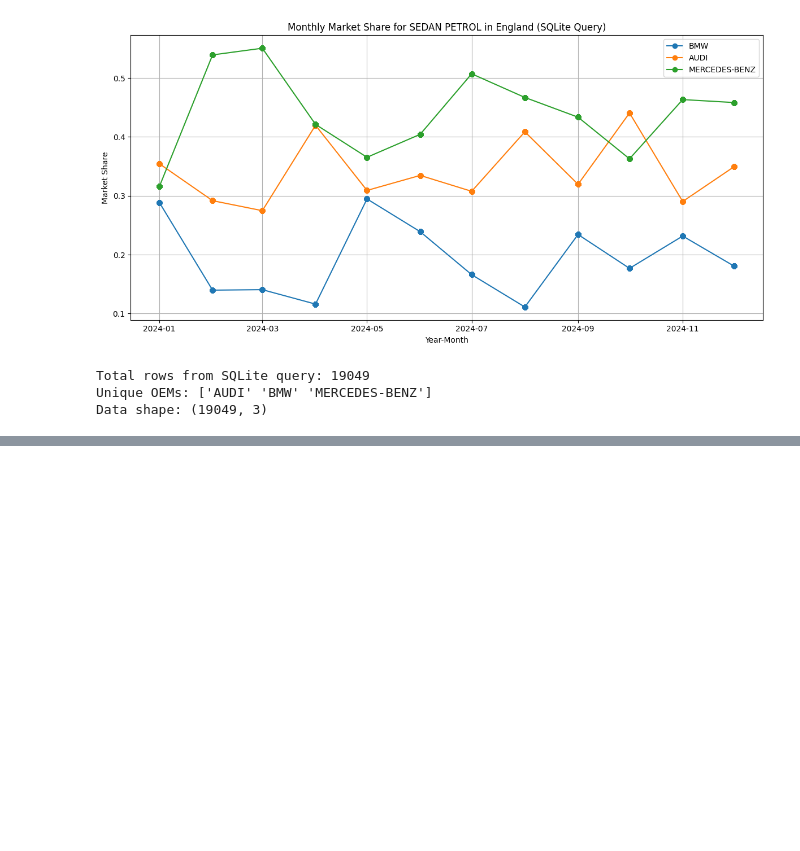
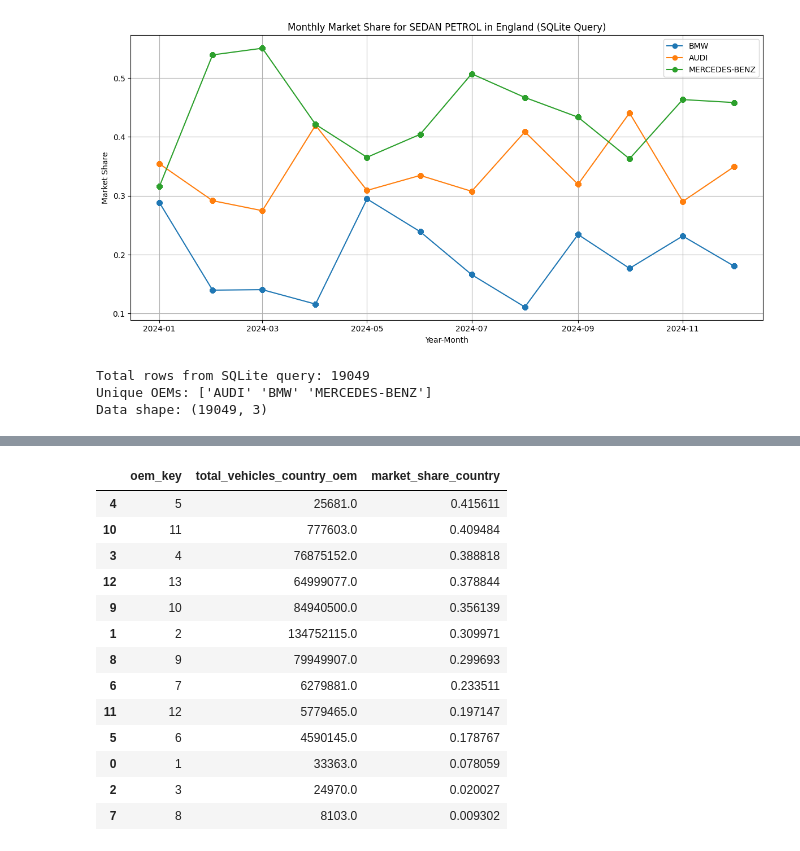
Before and after one commit to john2408/AdvancedDatavisualisationAgent, a Jupyter notebook: notebooks/database.ipynb, the cells around one changed output, grey strips where cells are left out. Cells and saved outputs as stored; diff of their text form; code cells hidden in the pictures; blank space fills up the shorter version.

```diff
--- a/notebooks/database.ipynb
+++ b/notebooks/database.ipynb
@@ -536,0 +649,24 @@ Data shape: (19049, 3)
+# %%
+# Load fact tables
+fact_country = pd.read_parquet(os.path.join(star_schema_dir, "FactMarketShareCountry.parquet"))
+fact_district = pd.read_parquet(os.path.join(star_schema_dir, "FactMarketShareDistrict.parquet"))
+# %%
+fact_country.groupby('oem_key').agg({
+    'total_vehicles_country_oem': 'sum',
+    'market_share_country': 'mean'
+}).reset_index().sort_values(by='market_share_country', ascending=False)
+# %% [output]
+|  | oem_key | total_vehicles_country_oem | market_share_country |
+| 4 | 5 | 25681.0 | 0.415611 |
+| 10 | 11 | 777603.0 | 0.409484 |
+| 3 | 4 | 76875152.0 | 0.388818 |
+| 12 | 13 | 64999077.0 | 0.378844 |
+| 9 | 10 | 84940500.0 | 0.356139 |
+| 1 | 2 | 134752115.0 | 0.309971 |
+| 8 | 9 | 79949907.0 | 0.299693 |
+| 6 | 7 | 6279881.0 | 0.233511 |
+| 11 | 12 | 5779465.0 | 0.197147 |
+| 5 | 6 | 4590145.0 | 0.178767 |
+| 0 | 1 | 33363.0 | 0.078059 |
+| 2 | 3 | 24970.0 | 0.020027 |
+| 7 | 8 | 8103.0 | 0.009302 |
```
Also changed, not shown: parts of 23 cells of this notebook, 15 other files.
